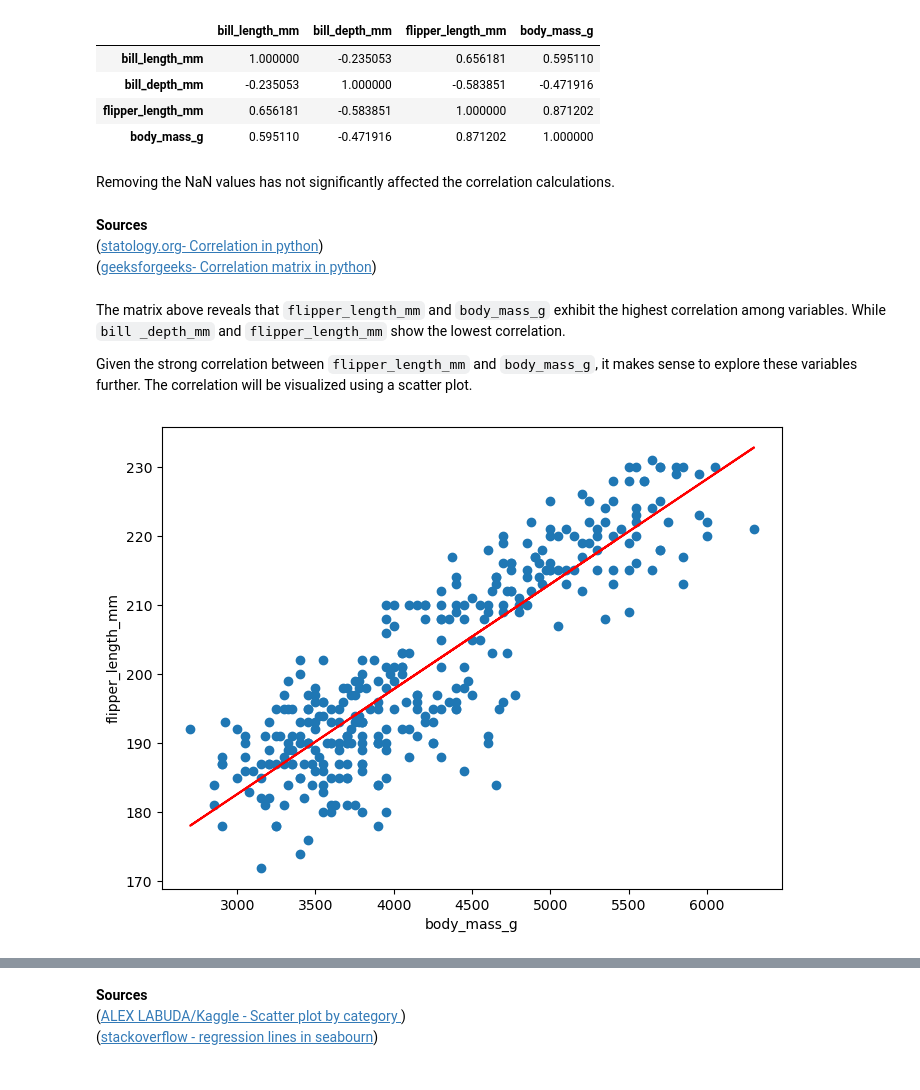
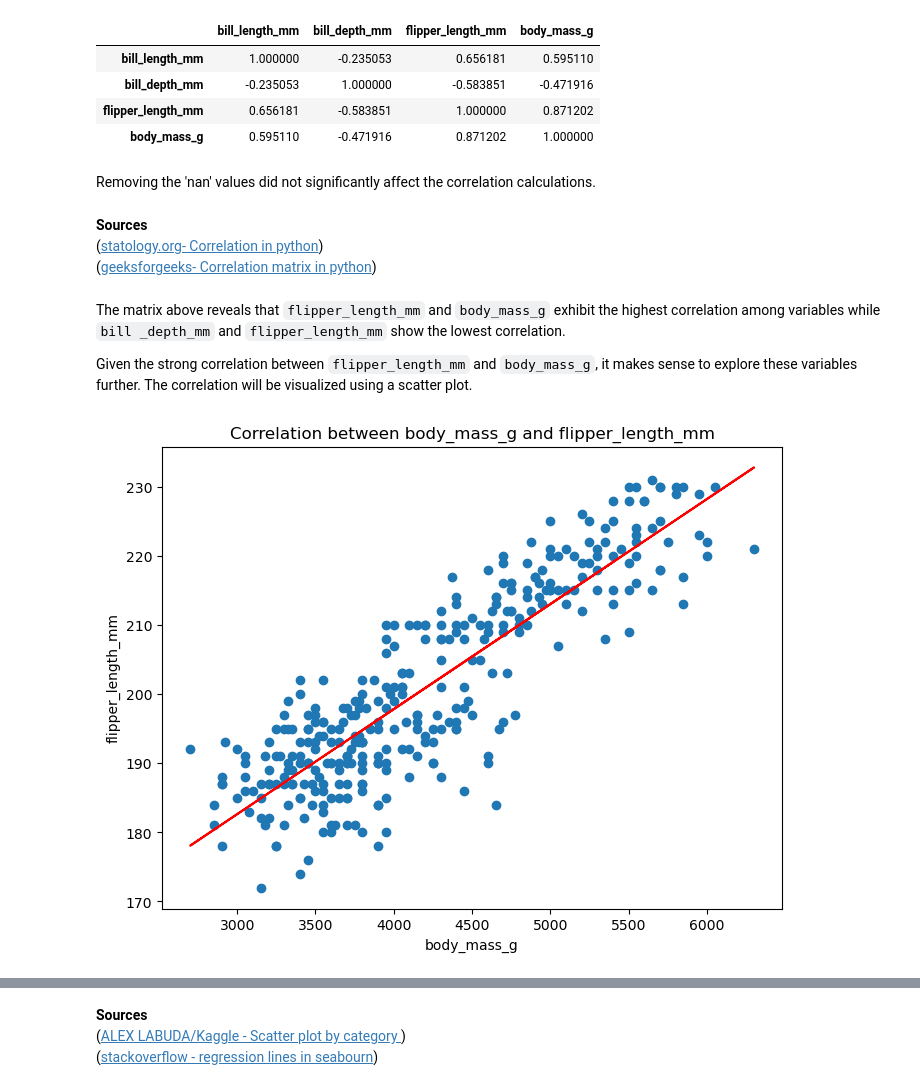
Before and after one commit to sarahembarry/poda-project, a Jupyter notebook: penguins.ipynb, the cells around one changed output, grey strips where cells are left out. Drawn from its saved outputs; the diff is of its cells as text; code cells hidden in the pictures.

```diff
--- a/penguins.ipynb
+++ b/penguins.ipynb
@@ -379,36 +378,39 @@ correlation_matrix = numeric_df.corr()
 | body_mass_g | 0.595110 | -0.471916 | 0.871202 | 1.000000 |
 # %% [markdown]
 
-Removing the NaN values has not significantly affected the correlation calculations.
+Removing the 'nan' values did not significantly affect the correlation calculations.
 # %% [markdown]
 **Sources**<br/>
 ([statology.org- Correlation in python](https://www.statology.org/correlation-in-python/))<br/>
 ([geeksforgeeks- Correlation matrix in python](https://www.geeksforgeeks.org/how-to-create-a-correlation-matrix-using-pandas/))<br/>
 # %% [markdown]
 
-The matrix above reveals that `flipper_length_mm` and `body_mass_g` exhibit the highest correlation among variables. While `bill _depth_mm` and `flipper_length_mm` show the lowest correlation.<br/>
+The matrix above reveals that `flipper_length_mm` and `body_mass_g` exhibit the highest correlation among variables while `bill _depth_mm` and `flipper_length_mm` show the lowest correlation.<br/>
 
 Given the strong correlation between `flipper_length_mm` and `body_mass_g`, it makes sense to explore these variables further. The correlation will be visualized using a scatter plot.
 # %%
-#Set the variables for the scatter plot
+# Set the variables for the scatter plot
 x_variable = 'body_mass_g'
 y_variable = 'flipper_length_mm'
 
 # Create the scatter plot
 plt.figure(figsize=(8, 6))
 plt.scatter(df_cleaned[x_variable], df_cleaned[y_variable])
 plt.xlabel(x_variable)
 plt.ylabel(y_variable)
 
-#Get m (slope) and b(intercept) of the linear regression line
+# Get m (slope) and b(intercept) of the linear regression line
 m, b = np.polyfit(df_cleaned[x_variable], df_cleaned[y_variable], 1)
 
-#Add the linear regression line to the scatter plot
+# Add the linear regression line to the scatter plot
 plt.plot(df_cleaned[x_variable], m*df_cleaned[x_variable]+b,color='red')
 
-#Show graph
+# Add title
+plt.title('Correlation between body_mass_g and flipper_length_mm')
+
+# Show graph
 plt.show()
 # %% [output]
-[figure, old version]
+[figure, new version]
 # %% [markdown]
 **Sources**<br/>
```
Also changed, not shown: parts of 26 cells of this notebook, 1 other file.
